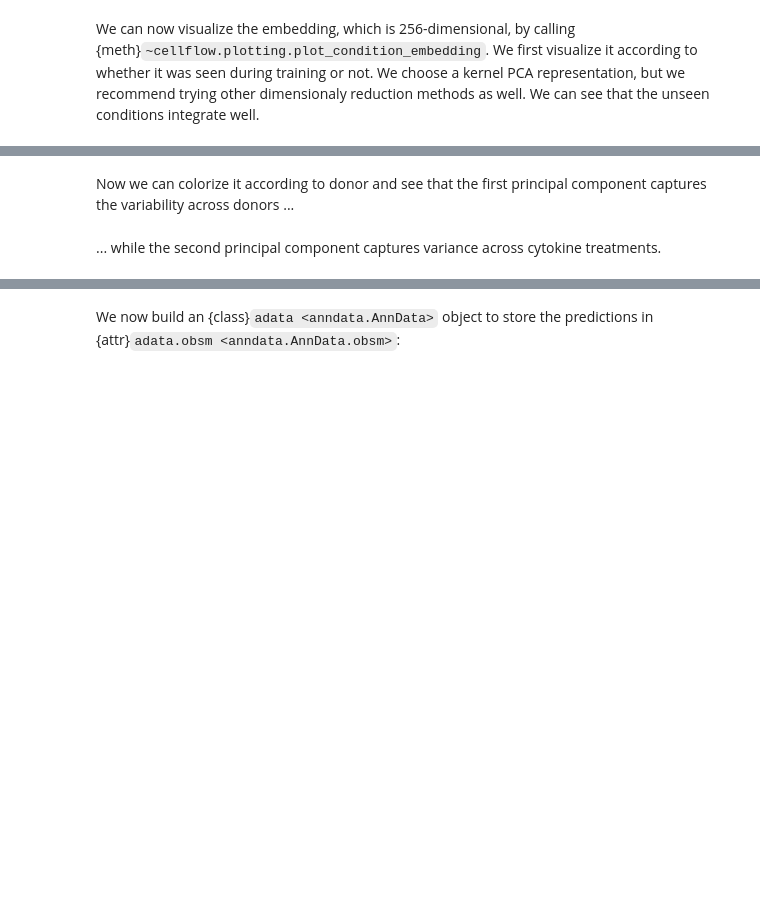
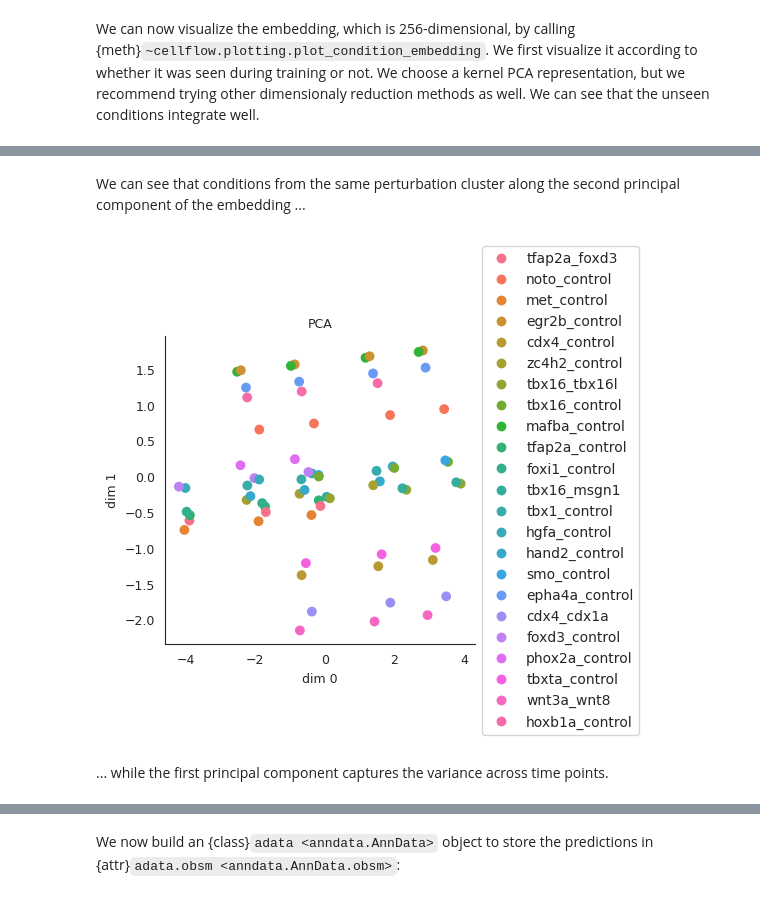
Before and after one commit to theislab/scaling_flow, a Jupyter notebook: docs/notebooks/201_zebrafish_continuous.ipynb, the cells around one changed output, grey strips where cells are left out. Saved outputs shown, nothing was run; the diff lists cells and outputs as text; code cells hidden in the pictures; blank space fills up the shorter version.

```diff
--- a/docs/notebooks/201_zebrafish_continuous.ipynb
+++ b/docs/notebooks/201_zebrafish_continuous.ipynb
@@ -275,9 +296,11 @@ fig = plot_condition_embedding(df_condition_embedding, embedding="PCA", hue="see
 # %% [markdown]
-Now we can colorize it according to donor and see that the first principal component captures the variability across donors ...
+We can see that conditions from the same perturbation cluster along the second principal component of the embedding ...
 # %%
 df_condition_embedding["condition"] = df_condition_embedding.index
-df_condition_embedding["genetic_perturbation"] = df_condition_embedding.apply(lambda x: x["condition"].split("_")[0], axis=1)
+df_condition_embedding["genetic_perturbation"] = df_condition_embedding.apply(lambda x: "_".join(x["condition"].split("_")[:2]), axis=1)
 fig = plot_condition_embedding(df_condition_embedding, embedding="PCA", hue="genetic_perturbation", circle_size=50)
+# %% [output]
+[figure, added]
 # %% [markdown]
-... while the second principal component captures variance across cytokine treatments.
+... while the first principal component captures the variance across time points.
 # %%
```
Also changed, not shown: parts of 35 cells of this notebook.
